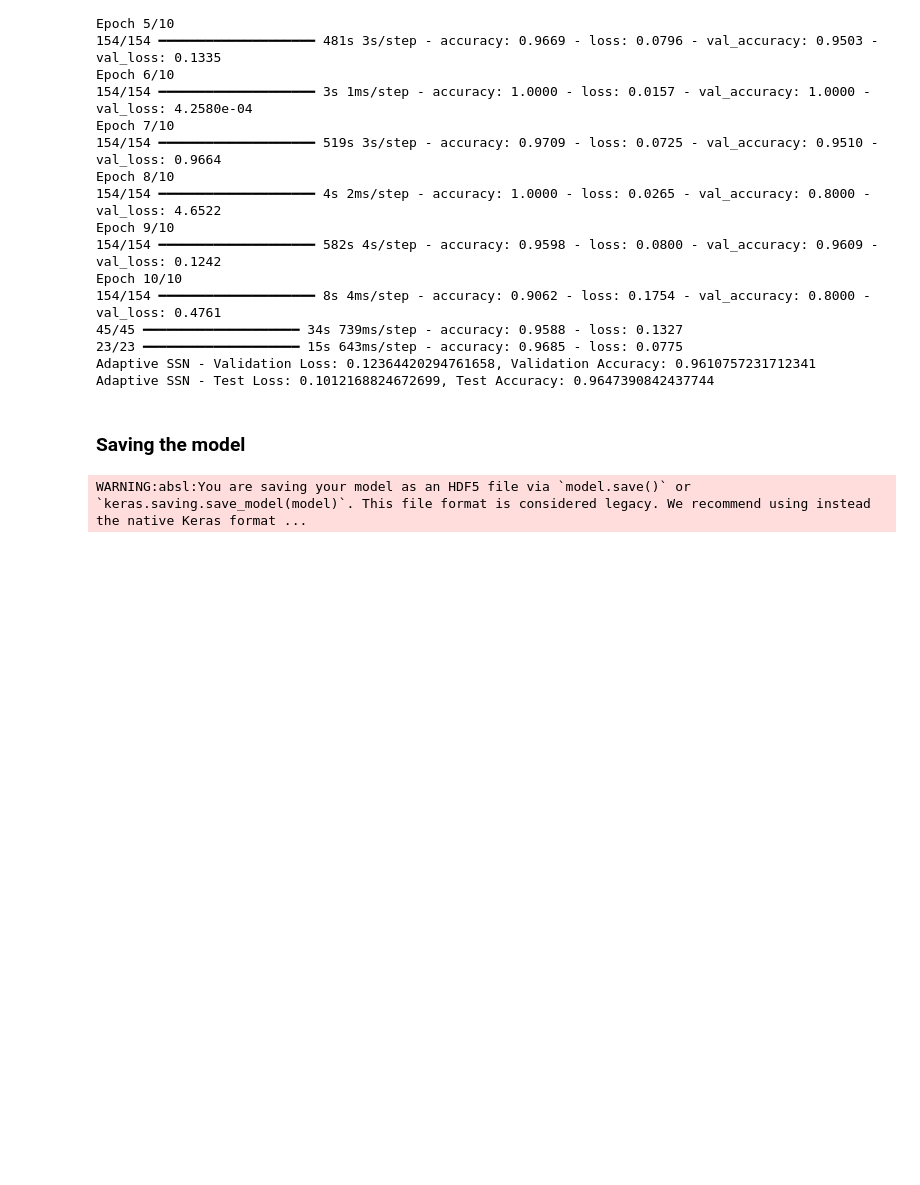
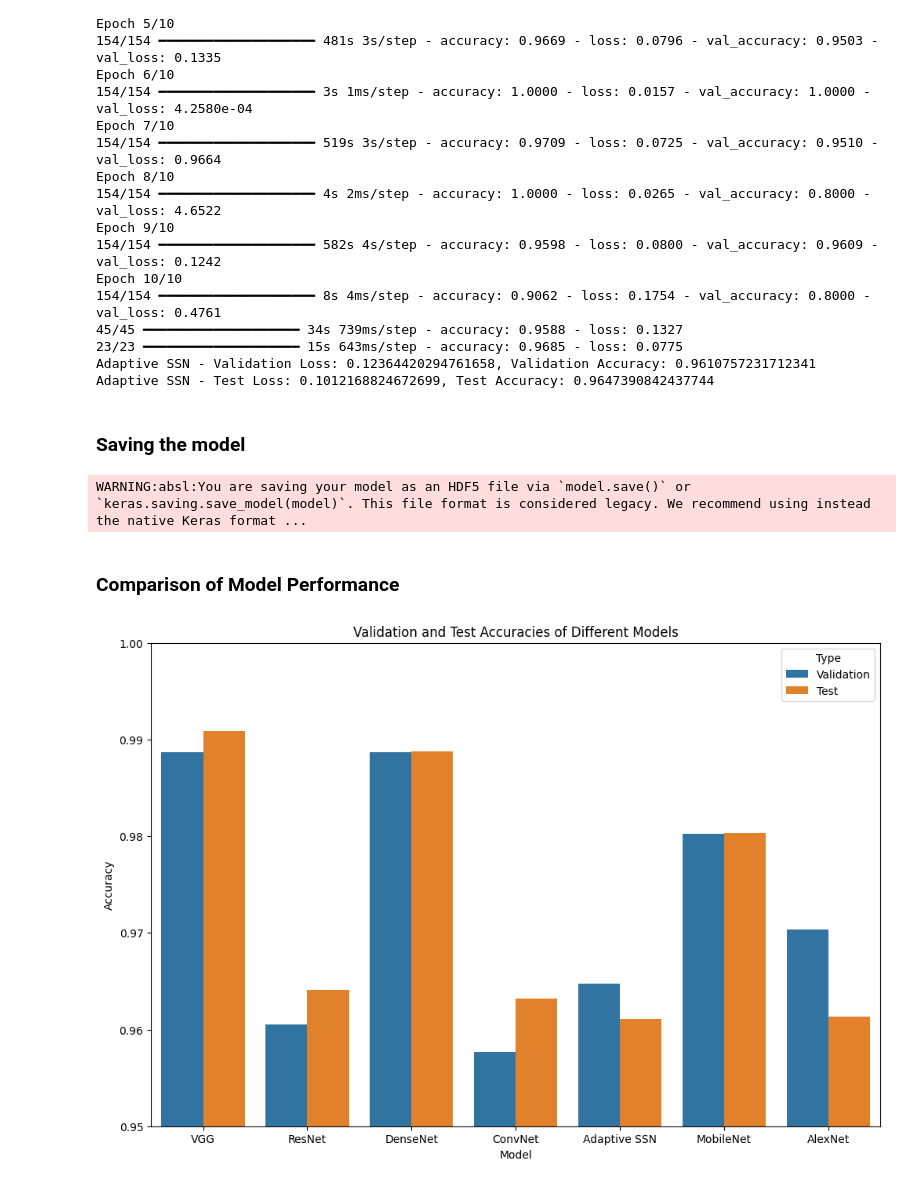
Before and after one commit to Realitylion/Rail-damage-detection, a Jupyter notebook: dmgDetection.ipynb, the cells around one changed output. Drawn from its saved outputs; the diff is of its cells as text; code cells hidden in the pictures; blank space fills up the shorter version.

Commit message:
model comparison visualisation

```diff
--- a/dmgDetection.ipynb
+++ b/dmgDetection.ipynb
@@ -469,3 +469,5 @@ convnet_model.save('models/convnet_model.keras')
 adaptive_ssn_model.save('models/adaptive_ssn_model.h5')
 # %% [output]
 WARNING:absl:You are saving your model as an HDF5 file via `model.save()` or `keras.saving.save_model(model)`. This file format is considered legacy. We recommend using instead the native Keras format ...
+# %% [markdown]
+### Comparison of Model Performance
@@ -471,0 +489,35 @@ WARNING:absl:You are saving your model as an HDF5 file via `model.save()` or `ke
+# %%
+import matplotlib.pyplot as plt
+import seaborn as sns
+import pandas as pd
+
+# Data
+model_names = [
+    "VGG", "ResNet", "DenseNet", "ConvNet", "Adaptive SSN", "MobileNet", "AlexNet"
+]
+test_accuracies = [
+    0.9908579587936401, 0.9641350507736206, 0.9887482523918152,
+    0.9631988406181335, 0.9610757231712341, 0.9803094267845154, 0.9613220691680908
+]
+val_accuracies = [
+    0.9887164831161499, 0.9605077505111694, 0.9887164831161499,
+    0.9576869010925293, 0.9647390842437744, 0.9802538752555847, 0.9703808426856995
+]
+
+# Create DataFrame
+data = {
+    "Model": model_names * 2,
+    "Accuracy": val_accuracies + test_accuracies,
+    "Type": ["Validation"] * len(model_names) + ["Test"] * len(model_names)
+}
+df = pd.DataFrame(data)
+
+# Plotting
+plt.figure(figsize=(12, 8))
+sns.barplot(x="Model", y="Accuracy", hue="Type", data=df)
+plt.title("Validation and Test Accuracies of Different Models")
+plt.ylabel("Accuracy")
+plt.ylim(0.95, 1.0)  # Set y-axis limit for better visualization
+plt.show()
+# %% [output]
+[figure, added]
```
Also changed, not shown: parts of 5 cells of this notebook.
